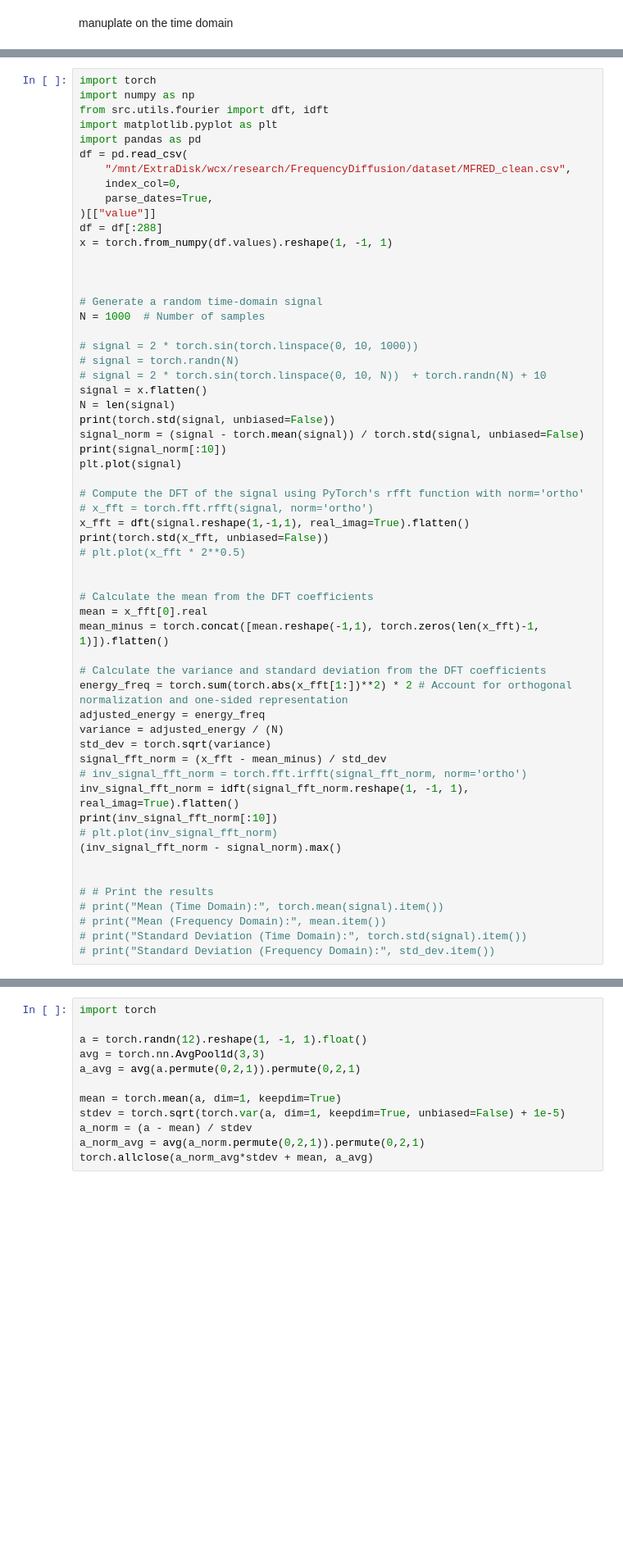
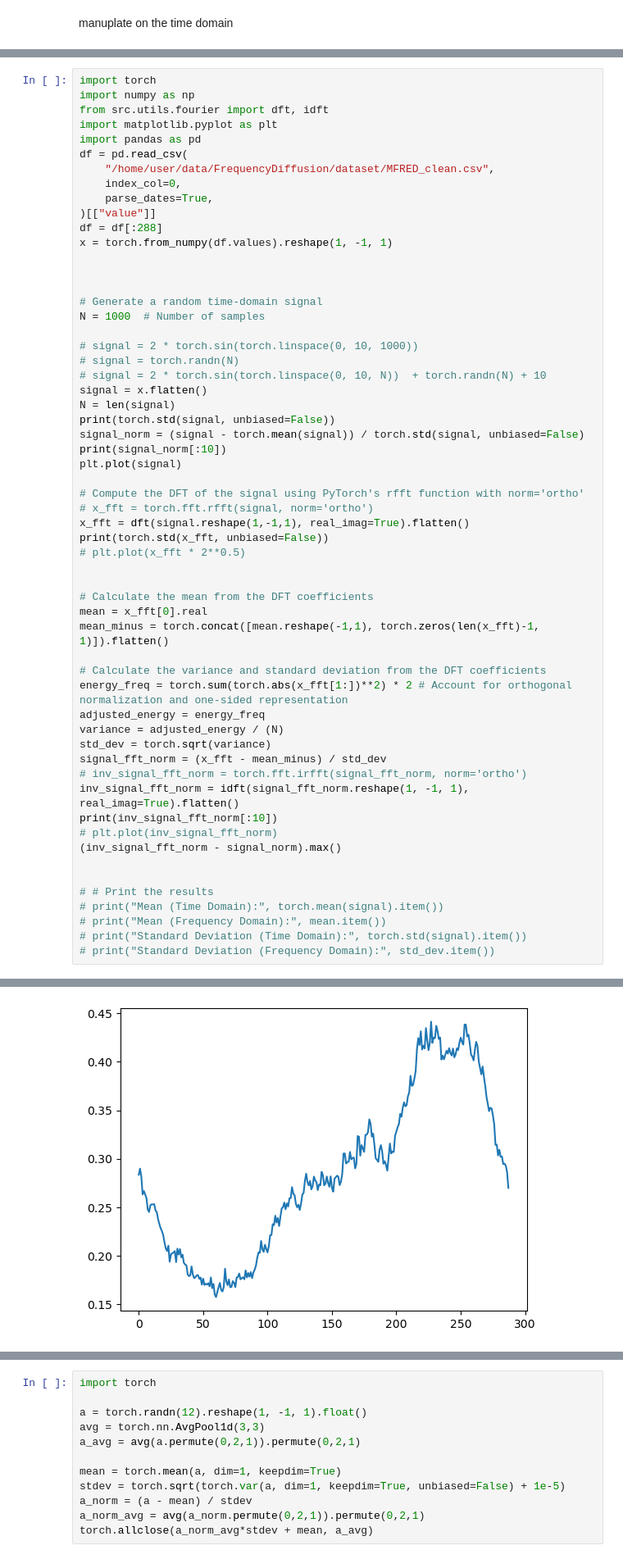
Before and after one commit to WillWang1113/Moving-Average-Diffusion, a Jupyter notebook: notebooks/test.ipynb, the cells around one changed output, grey strips where cells are left out. Shown at 82% size. Cells and saved outputs as stored; diff of their text form; blank space fills up the shorter version.

```diff
--- a/notebooks/test.ipynb
+++ b/notebooks/test.ipynb
@@ -265,7 +254,7 @@ from src.utils.fourier import dft, idft
 import matplotlib.pyplot as plt
 import pandas as pd
 df = pd.read_csv(
-    "/mnt/ExtraDisk/wcx/research/FrequencyDiffusion/dataset/MFRED_clean.csv",
+    "/home/user/data/FrequencyDiffusion/dataset/MFRED_clean.csv",
     index_col=0,
     parse_dates=True,
 )[["value"]]
@@ -316,3 +305,4 @@ print(inv_signal_fft_norm[:10])
 # print("Mean (Frequency Domain):", mean.item())
 # print("Standard Deviation (Time Domain):", torch.std(signal).item())
 # print("Standard Deviation (Frequency Domain):", std_dev.item())
+# %% [output]
@@ -319,3 +316,4 @@ print(inv_signal_fft_norm[:10])
+[figure, added]
 # %%
 import torch
 # from src.schedules.collection import linear_schedule, cosine_schedule
```
Also changed, not shown: parts of 10 cells of this notebook, 9 other files.
